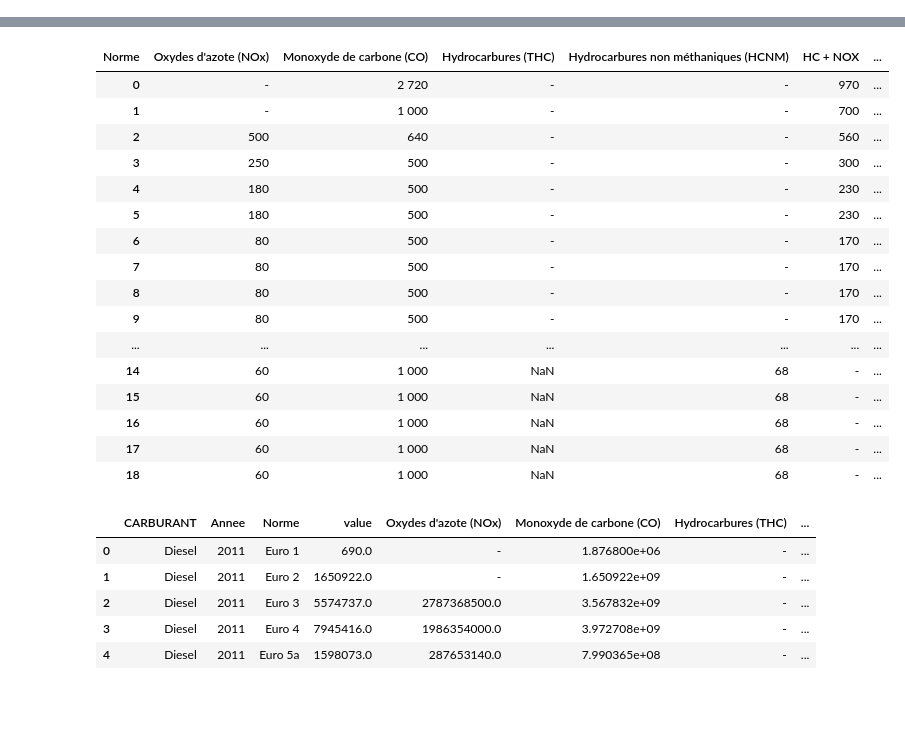
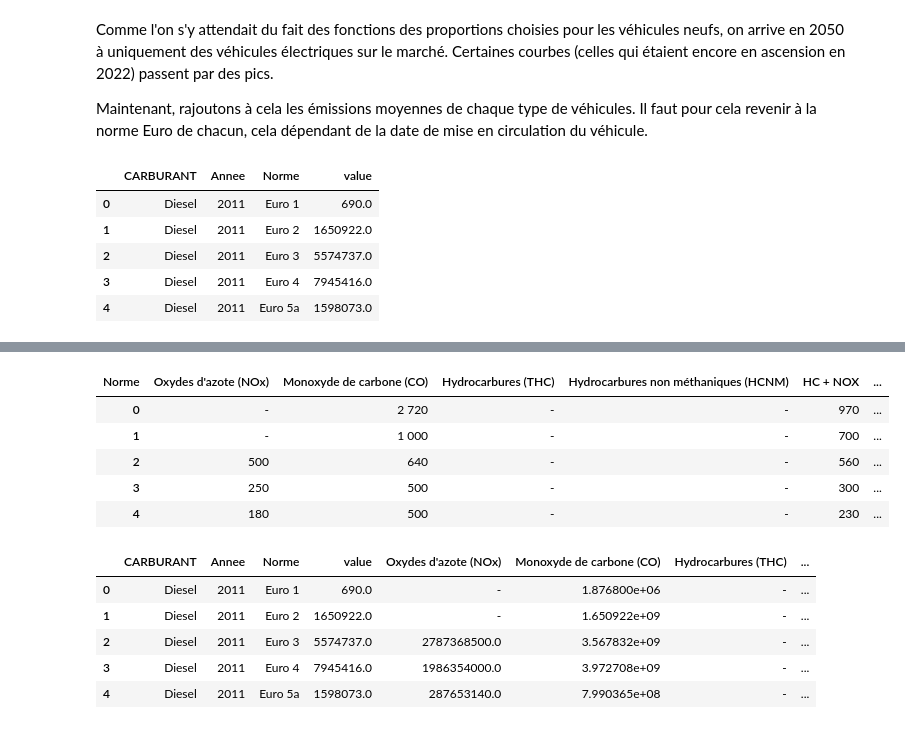
Before and after one commit to TheoLBTN/Projet-Python, a Jupyter notebook: Modélisation_emissions.ipynb, the cells around one changed output, grey strips where cells are left out. Saved outputs shown, nothing was run; the diff lists cells and outputs as text; code cells hidden in the pictures; blank space fills up the shorter version.

```diff
--- a/Modélisation_emissions.ipynb
+++ b/Modélisation_emissions.ipynb
@@ -376,0 +285,4 @@ df_diesel = pd.read_csv('emissions_diesel.csv')
+# %% [markdown]
+Comme l'on s'y attendait du fait des fonctions des proportions choisies pour les véhicules neufs, on arrive en 2050 à uniquement des véhicules électriques sur le marché. Certaines courbes (celles qui étaient encore en ascension en 2022) passent par des pics.
+
+Maintenant, rajoutons à cela les émissions moyennes de chaque type de véhicules. Il faut pour cela revenir à la norme Euro de chacun, cela dépendant de la date de mise en circulation du véhicule.
@@ -376,0 +303,32 @@ df_diesel = pd.read_csv('emissions_diesel.csv')
+# %%
+# On construit alors un DataFrame donnant pour chaque année le nombre de véhicules par combinaison carburant-norme
+
+df_mod2 = df_mod.copy()
+
+# Cette fonction permet d'enlever le str "PARC_" de chaque colonne avant 2023
+def enleve_parc(row) :
+    s = str(row['Annee'])
+    if len(s) > 4 :
+        return  int(s[5:])
+    return int(s)
+
+# Cette fonction rajoute la colonne avec la norme Euro sur une ligne du DataFrame
+def norme_ajout(row) :
+    return norme(row["AGE_NUM"], row["Annee"])
+
+df_mod2 = pd.melt(df_mod2, id_vars = ["CARBURANT", "CRITAIR", "AGE_NUM"], var_name = 'Annee')
+
+df_mod2['Annee'] = df_mod2.apply(enleve_parc, axis = 1)
+df_mod2['Norme'] = df_mod2.apply(norme_ajout, axis = 1)
+
+df_mod2 = df_mod2.drop(['CRITAIR', 'AGE_NUM'], axis = 1)
+df_mod2 = df_mod2.groupby(['CARBURANT', 'Annee', 'Norme'], as_index = False).sum()
+
+df_mod2.head(5)
+# %% [output]
+|  | CARBURANT | Annee | Norme | value |
+| 0 | Diesel | 2011 | Euro 1 | 690.0 |
+| 1 | Diesel | 2011 | Euro 2 | 1650922.0 |
+| 2 | Diesel | 2011 | Euro 3 | 5574737.0 |
+| 3 | Diesel | 2011 | Euro 4 | 7945416.0 |
+| 4 | Diesel | 2011 | Euro 5a | 1598073.0 |
@@ -397,40 +360,32 @@ df_essence.head(10)
 | 5 | Particules (PM) | - | - | - | - | 5[* 1] | 5[* 1] | 45 | 45 | 45 |
 | 6 | Particules (PN) (nb/km) | - | - | - | - | - | 6 × 1012[* 2] | 6 × 1011 | 6 × 1011 | 6 × 1011 |
 # %%
+# On créé un DataFrame depuis ces tableaux, avec pour chaque combinaison carburant-norme les émissions moyennes de
+# particules fines
+
 df_diesel2 = df_diesel.transpose()
 norme = df_diesel2.index.to_list()[1:]
 df_diesel2 = pd.DataFrame(np.array(df_diesel2.iloc[1:]), columns = df_diesel2.iloc[0])
 df_diesel2['Norme'] = pd.DataFrame(norme)
 df_diesel2['CARBURANT'] = pd.DataFrame(['Diesel' for i in range (len(df_diesel2))])
 
 df_essence2 = df_essence.transpose()
 norme = df_essence2.index.to_list()[1:]
 df_essence2 = pd.DataFrame(np.array(df_essence2.iloc[1:]), columns = df_essence2.iloc[0])
 df_essence2['Norme'] = pd.DataFrame(norme)
 df_essence2['CARBURANT'] = pd.DataFrame(['Essence' for i in range (len(df_essence2))])
 
 df_emissions = pd.concat([df_diesel2, df_essence2], ignore_index=True)
 df_emissions = df_emissions.drop(['Particules (PN) (nb/km)', 'Particules (PM)'], axis = 1)
 
-df_emissions.head(20)
+df_emissions.head(5)
 # %% [output]
 | Norme | Oxydes d'azote (NOx) | Monoxyde de carbone (CO) | Hydrocarbures (THC) | Hydrocarbures non méthaniques (HCNM) | HC + NOX | ... |
 | 0 | - | 2 720 | - | - | 970 | ... |
 | 1 | - | 1 000 | - | - | 700 | ... |
 | 2 | 500 | 640 | - | - | 560 | ... |
 | 3 | 250 | 500 | - | - | 300 | ... |
 | 4 | 180 | 500 | - | - | 230 | ... |
-| 5 | 180 | 500 | - | - | 230 | ... |
-| 6 | 80 | 500 | - | - | 170 | ... |
-| 7 | 80 | 500 | - | - | 170 | ... |
-| 8 | 80 | 500 | - | - | 170 | ... |
-| 9 | 80 | 500 | - | - | 170 | ... |
-| ... | ... | ... | ... | ... | ... | ... |
-| 14 | 60 | 1 000 | NaN | 68 | - | ... |
-| 15 | 60 | 1 000 | NaN | 68 | - | ... |
-| 16 | 60 | 1 000 | NaN | 68 | - | ... |
-| 17 | 60 | 1 000 | NaN | 68 | - | ... |
-| 18 | 60 | 1 000 | NaN | 68 | - | ... |
 # %%
 df_mod3 = df_mod2.join(df_emissions.set_index(['Norme', 'CARBURANT']), on = ['Norme', 'CARBURANT'])
 col = df_mod3.columns.to_list()[4:]
```
Also changed, not shown: parts of 48 cells of this notebook.
